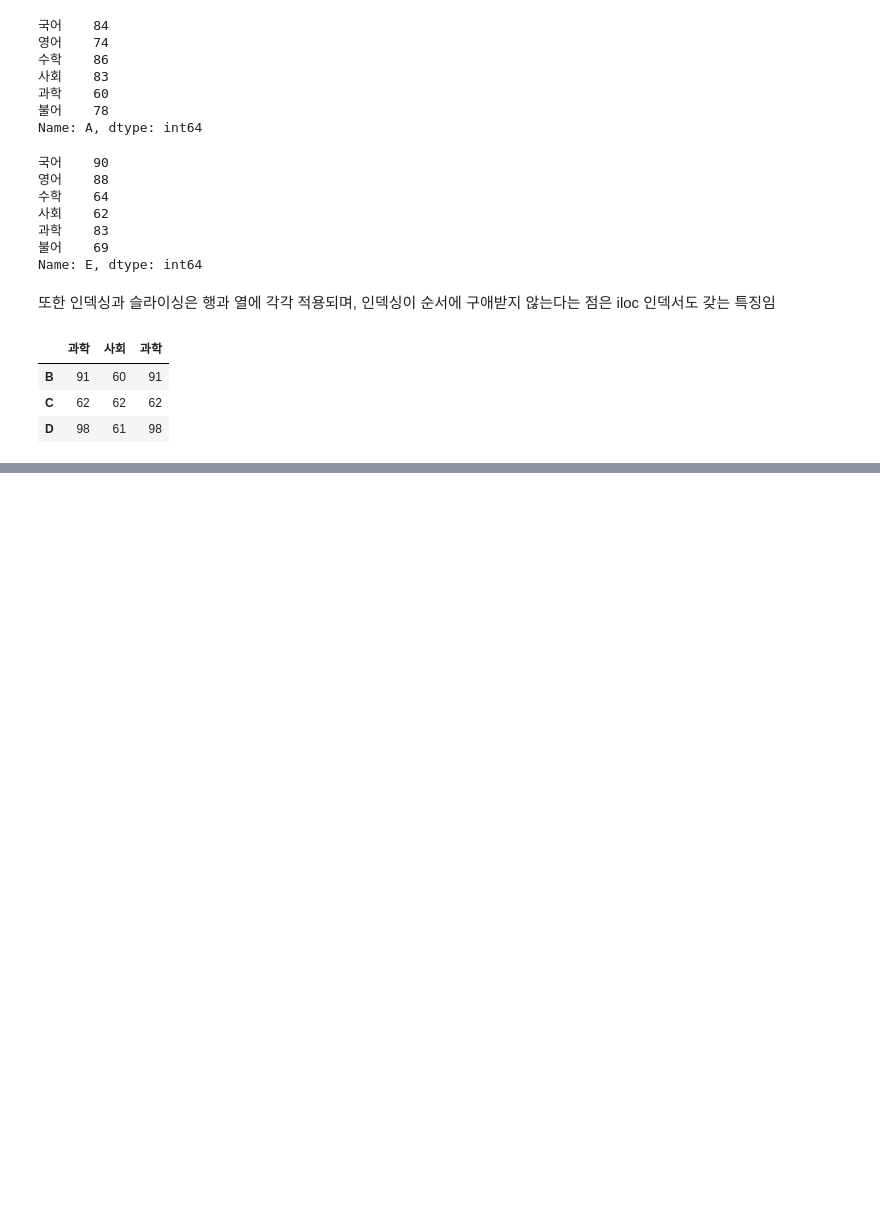
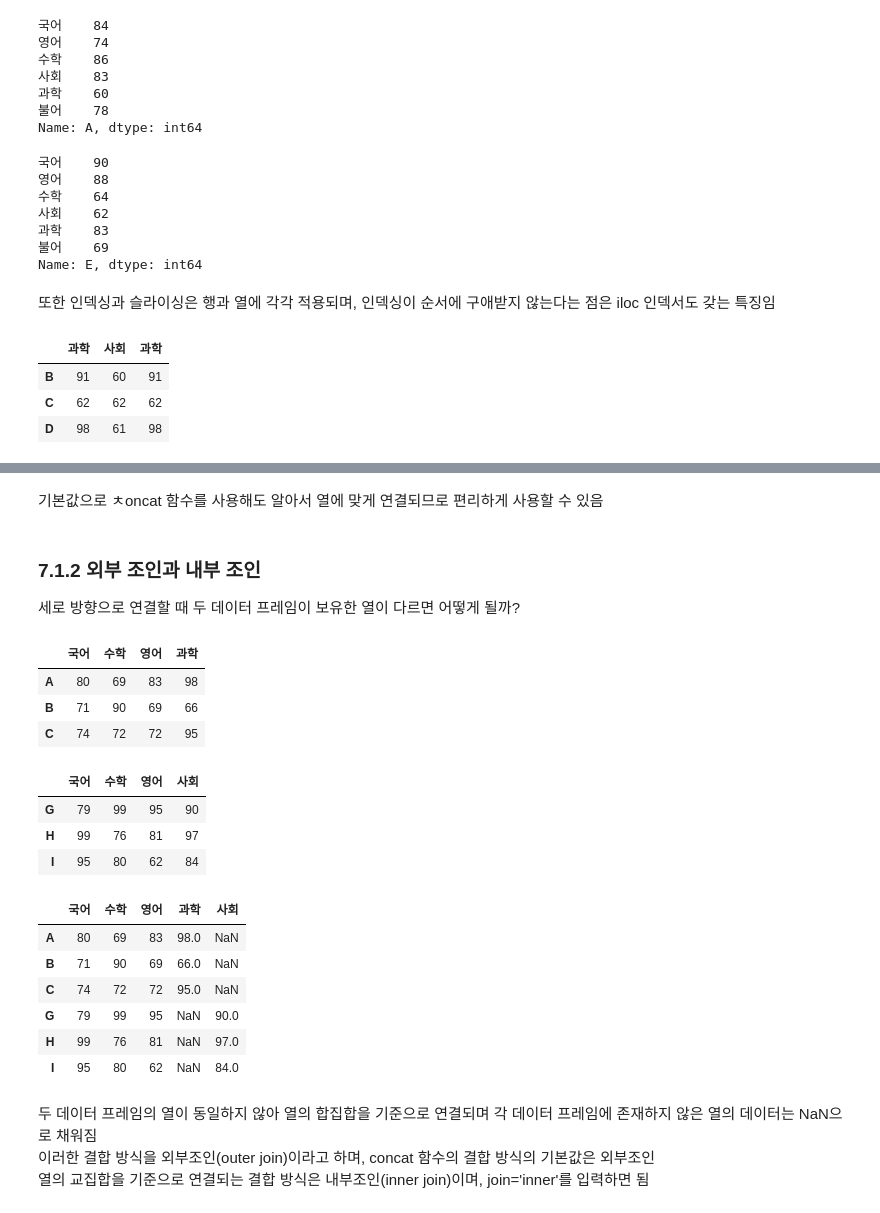
Before and after one commit to dhkim9963/python-base, a Jupyter notebook: pandas_1.ipynb, the cells around one changed output, grey strips where cells are left out. Saved outputs shown, nothing was run; the diff lists cells and outputs as text; code cells hidden in the pictures; blank space fills up the shorter version.

```diff
--- a/pandas_1.ipynb
+++ b/pandas_1.ipynb
@@ -972,0 +2871,15 @@ df3.iloc[1:4, [-2, 3, -2]]
+# %%
+import pandas as pd
+data1 = [[80, 69, 83, 98], [71, 90, 69, 66], [74, 72, 72, 95]]
+data2 = [[68, 70, 84, 70], [65, 91, 90, 66], [78, 94, 96, 64]]
+data3 = [[65, 82], [85, 60], [75, 78]]
+data4 = [[79, 99, 95, 90], [99, 76, 81, 97], [95, 80, 62, 84]]
+col1 = ['국어', '수학', '영어', '과학']
+col2 = ['사회', '일어']
+col3 = ['국어', '수학', '영어', '사회']
+
+df1 = pd.DataFrame(data1, index=list('ABC'), columns=col1)
+df2 = pd.DataFrame(data2, index=list('DEF'), columns=col1)
+df3 = pd.DataFrame(data3, index=list('ABC'), columns=col2)
+df4 = df2[['영어', '과학', '수학', '국어']]
+df5 = pd.DataFrame(data4, index=list('GHI'), columns=col3)
@@ -972,0 +2927,33 @@ df3.iloc[1:4, [-2, 3, -2]]
+# %% [markdown]
+기본값으로 ㅊoncat 함수를 사용해도 알아서 열에 맞게 연결되므로 편리하게 사용할 수 있음
+# %% [markdown]
+### 7.1.2 외부 조인과 내부 조인
+세로 방향으로 연결할 때 두 데이터 프레임이 보유한 열이 다르면 어떻게 될까?
+# %%
+df1
+# %% [output]
+|  | 국어 | 수학 | 영어 | 과학 |
+| A | 80 | 69 | 83 | 98 |
+| B | 71 | 90 | 69 | 66 |
+| C | 74 | 72 | 72 | 95 |
+# %%
+df5
+# %% [output]
+|  | 국어 | 수학 | 영어 | 사회 |
+| G | 79 | 99 | 95 | 90 |
+| H | 99 | 76 | 81 | 97 |
+| I | 95 | 80 | 62 | 84 |
+# %%
+pd.concat([df1, df5])
+# %% [output]
+|  | 국어 | 수학 | 영어 | 과학 | 사회 |
+| A | 80 | 69 | 83 | 98.0 | NaN |
+| B | 71 | 90 | 69 | 66.0 | NaN |
+| C | 74 | 72 | 72 | 95.0 | NaN |
+| G | 79 | 99 | 95 | NaN | 90.0 |
+| H | 99 | 76 | 81 | NaN | 97.0 |
+| I | 95 | 80 | 62 | NaN | 84.0 |
+# %% [markdown]
+두 데이터 프레임의 열이 동일하지 않아 열의 합집합을 기준으로 연결되며 각 데이터 프레임에 존재하지 않은 열의 데이터는 NaN으로 채워짐\
+이러한 결합 방식을 외부조인(outer join)이라고 하며, concat 함수의 결합 방식의 기본값은 외부조인\
+열의 교집합을 기준으로 연결되는 결합 방식은 내부조인(inner join)이며, join='inner'를 입력하면 됨
```
Also changed, not shown: parts of 288 cells of this notebook.
